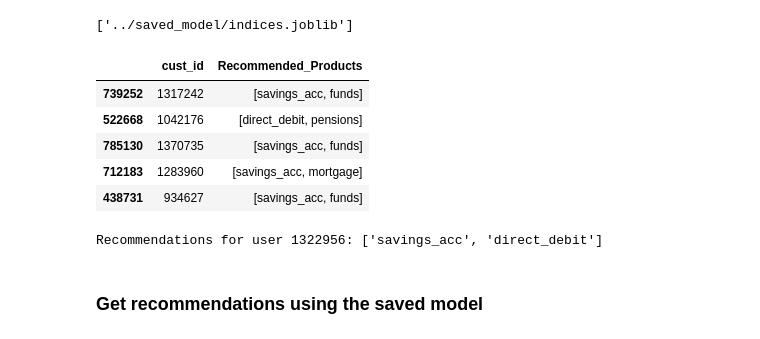
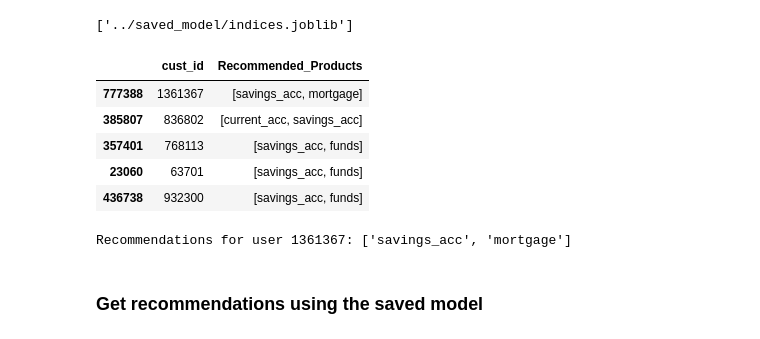
Before and after one commit to highwind-ai/examples, a Jupyter notebook: knn-banking-product-recommender/notebooks/data_exploration_santander_product_ds.ipynb, the cells around one changed output. Cells and saved outputs as stored; diff of their text form; code cells hidden in the pictures.

```diff
--- a/knn-banking-product-recommender/notebooks/data_exploration_santander_product_ds.ipynb
+++ b/knn-banking-product-recommender/notebooks/data_exploration_santander_product_ds.ipynb
@@ -1425,19 +1439,19 @@ recommendations_df['Recommended_Products'] = recommendations_df['Recommended_Pro
 )
 # %%
 # Save recommendations to a CSV file or any other format
-# recommendations_df.to_csv('product_recommendations.csv', index=False)
+recommendations_df.to_csv('product_recommendations.csv', index=False)
 
 # Display the recommendations DataFrame
 recommendations_df.sample(5)
 # %% [output]
 |  | cust_id | Recommended_Products |
-| 739252 | 1317242 | [savings_acc, funds] |
-| 522668 | 1042176 | [direct_debit, pensions] |
-| 785130 | 1370735 | [savings_acc, funds] |
-| 712183 | 1283960 | [savings_acc, mortgage] |
-| 438731 | 934627 | [savings_acc, funds] |
+| 777388 | 1361367 | [savings_acc, mortgage] |
+| 385807 | 836802 | [current_acc, savings_acc] |
+| 357401 | 768113 | [savings_acc, funds] |
+| 23060 | 63701 | [savings_acc, funds] |
+| 436738 | 932300 | [savings_acc, funds] |
 # %%
-user_id =  1322956
+user_id = 1361367 #1322956
 
 # Generate recommendations for the specified user ID
 recommendations = get_product_recommendations_for_user_id(
@@ -1455,4 +1469,4 @@ recommendations_with_names = map_product_codes_to_names(recommendations, product
 
 print(f"Recommendations for user {user_id}: {recommendations_with_names}")
 # %% [output]
-Recommendations for user 1322956: ['savings_acc', 'direct_debit']
+Recommendations for user 1361367: ['savings_acc', 'mortgage']
```
Also changed, not shown: parts of 28 cells of this notebook.
